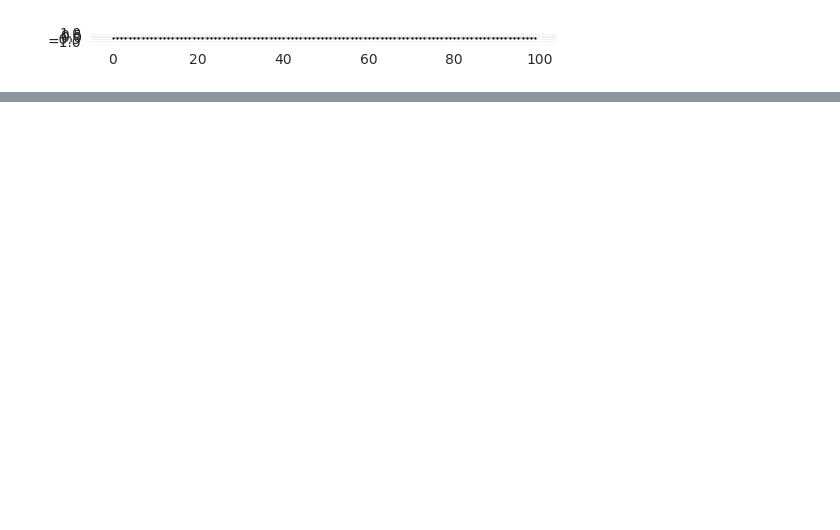
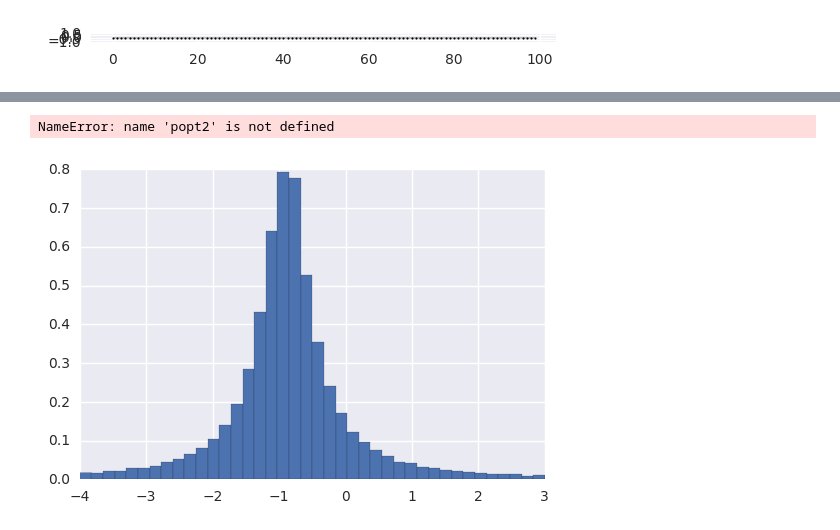
Before and after one commit to hatretest/test, a Jupyter notebook: 2.2.scattering.ipynb, the cells around one changed output, grey strips where cells are left out. Cells and saved outputs as stored; diff of their text form; code cells hidden in the pictures; blank space fills up the shorter version.

```diff
--- a/2.2.scattering.ipynb
+++ b/2.2.scattering.ipynb
@@ -92,0 +85,18 @@ Y0,X0,T0= pyplot.hist(X2,bins=30,range=(-3.5,1.5),normed=True,linewidth=0.11)
+# %%
+from scipy.optimize import curve_fit
+def Lorentz(x,a,c):
+    return 1/pi*a/(a**2+(x-c)**2)
+
+xdata=[i*0.00006 for i in range(-4000,4001)]
+popt, pcov = curve_fit(Lorentz,X0[1:],Y0,bounds=([0,-2], [3., 2.]))
+popt2, pcov = curve_fit(Lorentz,X0[:len(Y0)],Y0,bounds=([0,-2], [3., 2.]))
+# %%
+X_fit=[-4+i*8/200. for i in range(200)]
+Y_fit=[Lorentz(x,*popt) for x in X_fit]
+Y0,X0,T0= pyplot.hist(X1,bins=40,range=(-4,3),normed=True,linewidth=0.11)
+Y2_fit=[Lorentz(x,*popt2) for x in X_fit]
+pyplot.plot(X_fit,Y_fit)
+#pyplot.plot(X0[:len(X0)-1],Y0)
+# %% [output]
+NameError: name 'popt2' is not defined
+[figure, added]
```
Also changed, not shown: parts of 10 cells of this notebook.
